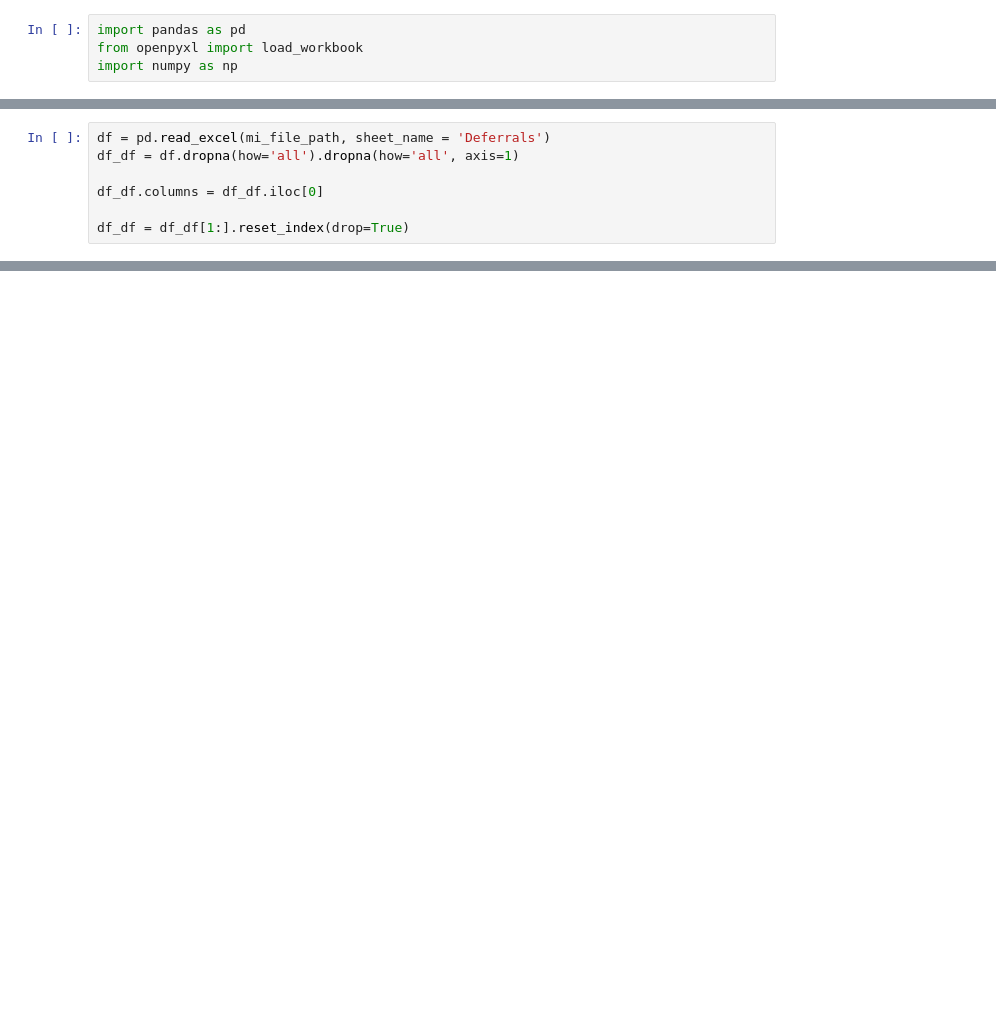
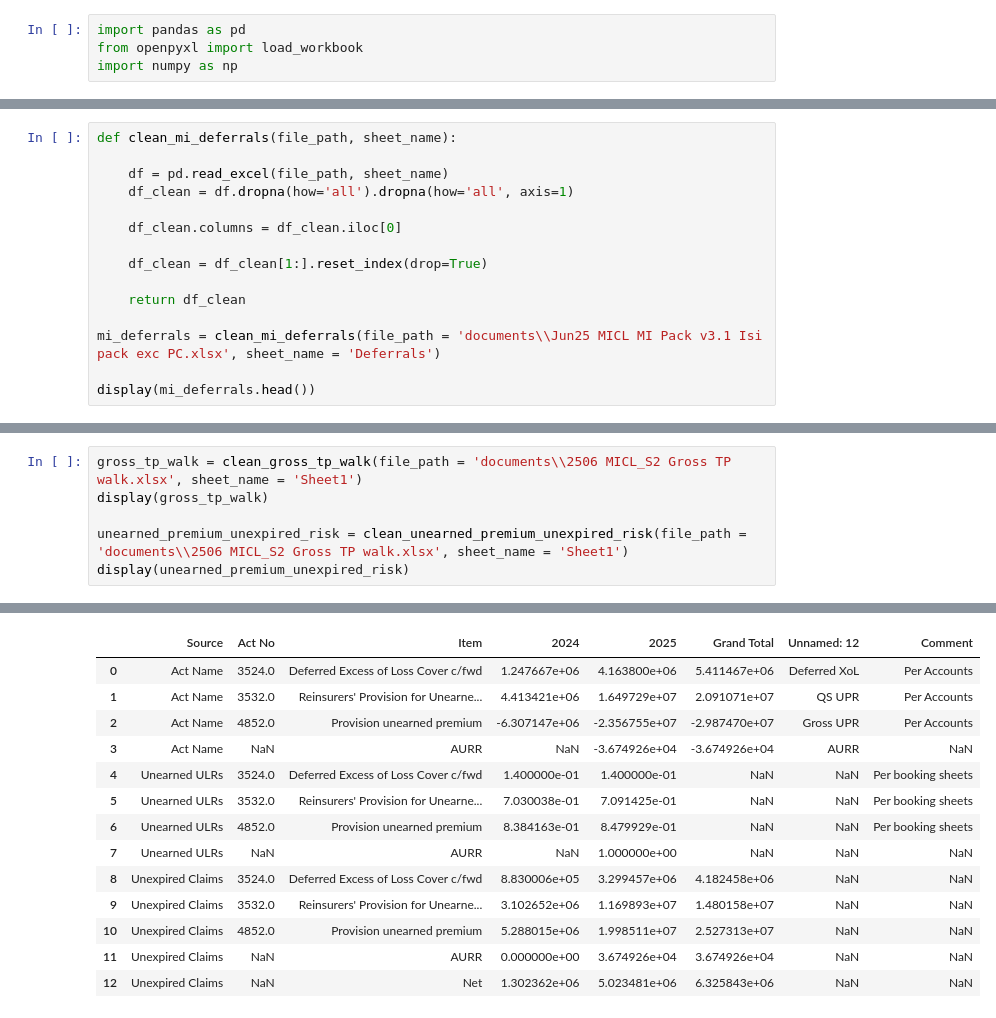
Before and after one commit to blazeitbobby/repo, a Jupyter notebook: reading_mi.ipynb, the cells around one changed output, grey strips where cells are left out. Saved outputs shown, nothing was run; the diff lists cells and outputs as text; blank space fills up the shorter version.

Commit message:
Partial clean

```diff
--- a/reading_mi.ipynb
+++ b/reading_mi.ipynb
@@ -7,7 +99,15 @@ mi_file_path = 'documents\\Jun25 MICL MI Pack v3.1 Isi pack exc PC.xlsx'
 # %%
-df = pd.read_excel(mi_file_path, sheet_name = 'Deferrals')
-df_df = df.dropna(how='all').dropna(how='all', axis=1)
+def clean_mi_deferrals(file_path, sheet_name):
 
-df_df.columns = df_df.iloc[0]
+    df = pd.read_excel(file_path, sheet_name)
+    df_clean = df.dropna(how='all').dropna(how='all', axis=1)
 
-df_df = df_df[1:].reset_index(drop=True)
+    df_clean.columns = df_clean.iloc[0]
+
+    df_clean = df_clean[1:].reset_index(drop=True)
+
+    return df_clean
+
+mi_deferrals = clean_mi_deferrals(file_path = 'documents\\Jun25 MICL MI Pack v3.1 Isi pack exc PC.xlsx', sheet_name = 'Deferrals')
+
+display(mi_deferrals.head())
@@ -302,0 +195,7 @@ Successfully cleaned sheet: Deferrals
+# %%
+gross_tp_walk = clean_gross_tp_walk(file_path = 'documents\\2506 MICL_S2 Gross TP walk.xlsx', sheet_name = 'Sheet1')
+display(gross_tp_walk)
+
+unearned_premium_unexpired_risk = clean_unearned_premium_unexpired_risk(file_path = 'documents\\2506 MICL_S2 Gross TP walk.xlsx', sheet_name = 'Sheet1')
+display(unearned_premium_unexpired_risk)
+# %% [output]
@@ -302,0 +219,14 @@ Successfully cleaned sheet: Deferrals
+|  | Source | Act No | Item | 2024 | 2025 | Grand Total | Unnamed: 12 | Comment |
+| 0 | Act Name | 3524.0 | Deferred Excess of Loss Cover c/fwd | 1.247667e+06 | 4.163800e+06 | 5.411467e+06 | Deferred XoL | Per Accounts |
+| 1 | Act Name | 3532.0 | Reinsurers' Provision for Unearne... | 4.413421e+06 | 1.649729e+07 | 2.091071e+07 | QS UPR | Per Accounts |
+| 2 | Act Name | 4852.0 | Provision unearned premium | -6.307147e+06 | -2.356755e+07 | -2.987470e+07 | Gross UPR | Per Accounts |
+| 3 | Act Name | NaN | AURR | NaN | -3.674926e+04 | -3.674926e+04 | AURR | NaN |
+| 4 | Unearned ULRs | 3524.0 | Deferred Excess of Loss Cover c/fwd | 1.400000e-01 | 1.400000e-01 | NaN | NaN | Per booking sheets |
+| 5 | Unearned ULRs | 3532.0 | Reinsurers' Provision for Unearne... | 7.030038e-01 | 7.091425e-01 | NaN | NaN | Per booking sheets |
+| 6 | Unearned ULRs | 4852.0 | Provision unearned premium | 8.384163e-01 | 8.479929e-01 | NaN | NaN | Per booking sheets |
+| 7 | Unearned ULRs | NaN | AURR | NaN | 1.000000e+00 | NaN | NaN | NaN |
+| 8 | Unexpired Claims | 3524.0 | Deferred Excess of Loss Cover c/fwd | 8.830006e+05 | 3.299457e+06 | 4.182458e+06 | NaN | NaN |
+| 9 | Unexpired Claims | 3532.0 | Reinsurers' Provision for Unearne... | 3.102652e+06 | 1.169893e+07 | 1.480158e+07 | NaN | NaN |
+| 10 | Unexpired Claims | 4852.0 | Provision unearned premium | 5.288015e+06 | 1.998511e+07 | 2.527313e+07 | NaN | NaN |
+| 11 | Unexpired Claims | NaN | AURR | 0.000000e+00 | 3.674926e+04 | 3.674926e+04 | NaN | NaN |
+| 12 | Unexpired Claims | NaN | Net | 1.302362e+06 | 5.023481e+06 | 6.325843e+06 | NaN | NaN |
```
Also changed, not shown: parts of 12 cells of this notebook, 2 other files.
